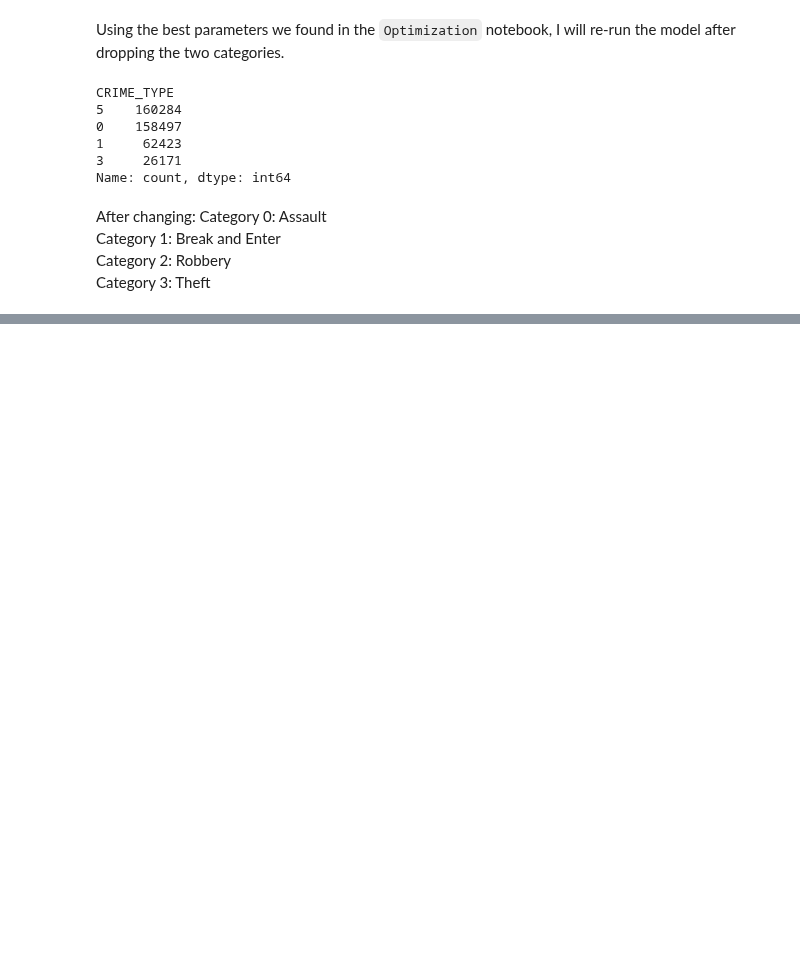
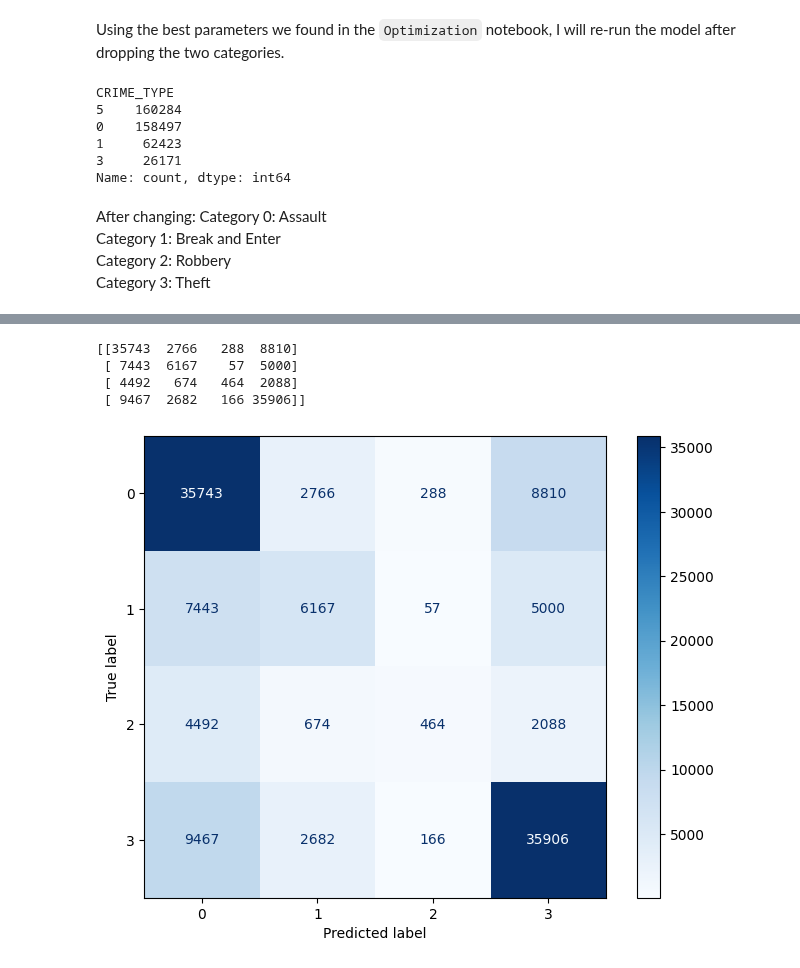
Before and after one commit to arsalan-radhu/Capstone_TorontoCrime, a Jupyter notebook: Models/FinalModel.ipynb, the cells around one changed output, grey strips where cells are left out. Saved outputs shown, nothing was run; the diff lists cells and outputs as text; code cells hidden in the pictures; blank space fills up the shorter version.

```diff
--- a/Models/FinalModel.ipynb
+++ b/Models/FinalModel.ipynb
@@ -181,0 +233,15 @@ weighted avg       0.62      0.64      0.62    122213
+# %%
+# Compute the confusion matrix
+conf_matrix = confusion_matrix(y_test, y_pred)
+
+print(conf_matrix)
+
+# Plot the confusion matrix with a specific color map
+fig, ax = plt.subplots(figsize=(8, 6))
+display = ConfusionMatrixDisplay.from_estimator(xgb_model, X_test, y_test, ax=ax, cmap='Blues')
+# %% [output]
+[[35743  2766   288  8810]
+ [ 7443  6167    57  5000]
+ [ 4492   674   464  2088]
+ [ 9467  2682   166 35906]]
+[figure, added]
```
Also changed, not shown: parts of 8 cells of this notebook, 7 other files.
